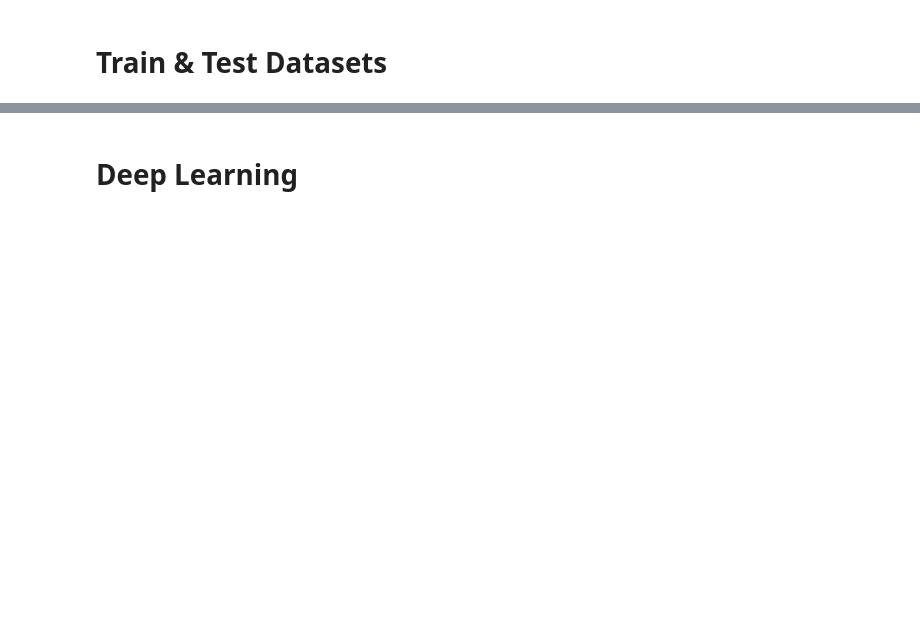
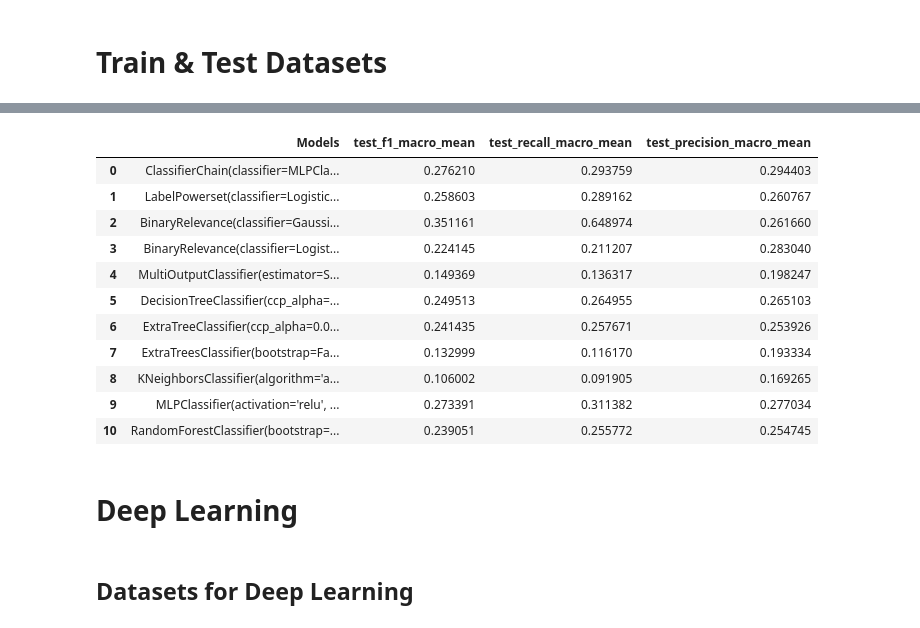
Before and after one commit to GuanyuTan/Personality-and-Demographic-Traits-to-Gift-Preferences-Classifier, a Jupyter notebook: Love_Hackathon.ipynb, the cells around one changed output, grey strips where cells are left out. Drawn from its saved outputs; the diff is of its cells as text; code cells hidden in the pictures; blank space fills up the shorter version.

```diff
--- a/Love_Hackathon.ipynb
+++ b/Love_Hackathon.ipynb
@@ -252,2 +411,19 @@ array([[[33,  0],
+# %%
+imp_scores(score_df)
+# %% [output]
+|  | Models | test_f1_macro_mean | test_recall_macro_mean | test_precision_macro_mean |
+| 0 | ClassifierChain(classifier=MLPCla... | 0.276210 | 0.293759 | 0.294403 |
+| 1 | LabelPowerset(classifier=Logistic... | 0.258603 | 0.289162 | 0.260767 |
+| 2 | BinaryRelevance(classifier=Gaussi... | 0.351161 | 0.648974 | 0.261660 |
+| 3 | BinaryRelevance(classifier=Logist... | 0.224145 | 0.211207 | 0.283040 |
+| 4 | MultiOutputClassifier(estimator=S... | 0.149369 | 0.136317 | 0.198247 |
+| 5 | DecisionTreeClassifier(ccp_alpha=... | 0.249513 | 0.264955 | 0.265103 |
+| 6 | ExtraTreeClassifier(ccp_alpha=0.0... | 0.241435 | 0.257671 | 0.253926 |
+| 7 | ExtraTreesClassifier(bootstrap=Fa... | 0.132999 | 0.116170 | 0.193334 |
+| 8 | KNeighborsClassifier(algorithm='a... | 0.106002 | 0.091905 | 0.169265 |
+| 9 | MLPClassifier(activation='relu', ... | 0.273391 | 0.311382 | 0.277034 |
+| 10 | RandomForestClassifier(bootstrap=... | 0.239051 | 0.255772 | 0.254745 |
 # %% [markdown]
 # Deep Learning
+# %% [markdown]
+## Datasets for Deep Learning
```
Also changed, not shown: parts of 64 cells of this notebook, 2 other files.
